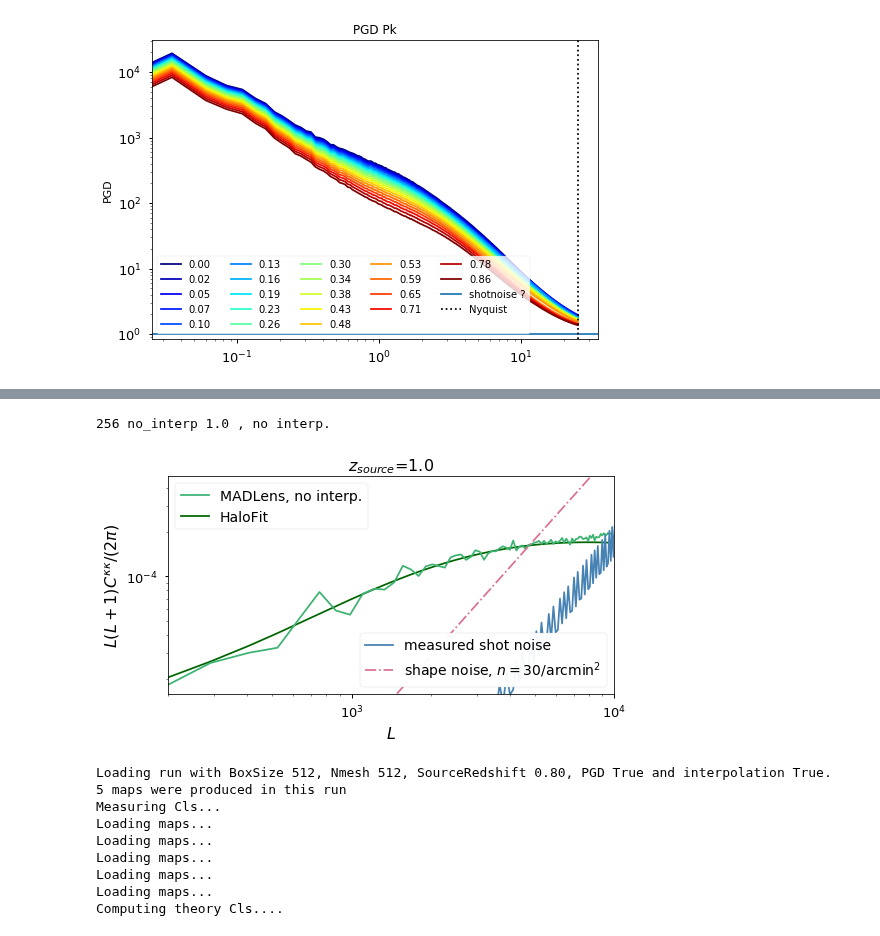
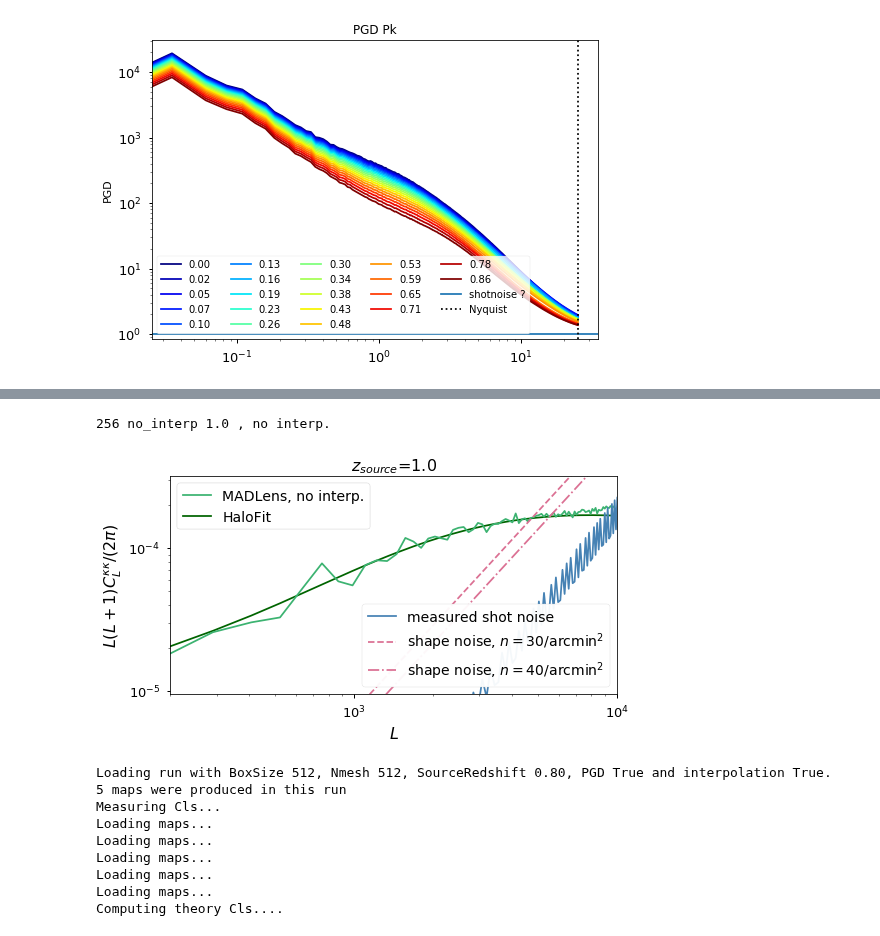
Before and after one commit to VMBoehm/MADLens, a Jupyter notebook: notebooks/PlotResults-publications.ipynb, the cells around one changed output, grey strips where cells are left out. Drawn from its saved outputs; the diff is of its cells as text; code cells hidden in the pictures.

```diff
--- a/notebooks/PlotResults-publications.ipynb
+++ b/notebooks/PlotResults-publications.ipynb
@@ -81,7 +81,7 @@ plt.show()
 # %% [markdown]
 ### plot function
 # %%
-def plot(z1_runs, boxsizes, interps, zss, labels, name, noise=None, other = True, other_label=[''], nplots=2, N=100.):
+def plot(z1_runs, boxsizes, interps, zss, labels, name, noise=None, other = True, other_label=[''], nplots=2, Ns=[100.]):
 
     colors = ['mediumseagreen','coral','royalblue']
     colors2= ['darkgreen', 'firebrick','darkblue']
@@ -101,8 +101,10 @@ def plot(z1_runs, boxsizes, interps, zss, labels, name, noise=None, other = True
         L    = z1_runs[boxsize][interp][str(zs)].measured_cls[str(zs)]['L']
         x    = L*(L+1)/np.pi/2.
         yt   = z1_runs[boxsize][interp][str(zs)].theory_cls[str(zs)]['clkk']
-
-        ax[0].loglog(L,x*yt, label='HaloFit', color=colors2[jj])
+        if jj==0:
+            ax[0].loglog(L,x*yt, label='HaloFit', color=colors2[jj])
+        else:
+            ax[0].loglog(L,x*yt, color=colors2[jj])
 
         if other:
             z    = z1_runs[boxsize][interp][str(zs)].other_cls[str(zs)]['clkk']
@@ -122,8 +124,7 @@ def plot(z1_runs, boxsizes, interps, zss, labels, name, noise=None, other = True
 
         ratio = (y-yt)/yt
         ratio_error = (yerr)/yt
-        Cl_shape = compute_shape_noise_power(sigma_e=0.4,n=N,fsky=0.1)
-        Cl_shape*=(np.pi/(180.*60.))**2
+
 
         if len(np.unique(zss))==1:
             ax[0].set_title('$z_{source}$=%.1f'%zs,fontsize=16)
@@ -138,7 +139,12 @@ def plot(z1_runs, boxsizes, interps, zss, labels, name, noise=None, other = True
         if noise is not None:
             ax[0].loglog(L,x*noise, label='measured shot noise', color='steelblue')
 
-        ax[0].loglog(L,x*Cl_shape, label='shape noise, $n{=}$%d$/\mathrm{arcmin}^2$'%N, color='palevioletred', ls='-.')
+        if ii ==len(zss)-1:
+            lss = ['--','-.']
+            for ls, N in enumerate(Ns):
+                Cl_shape = compute_shape_noise_power(sigma_e=0.4,n=N,fsky=0.1)
+                Cl_shape*=(np.pi/(180.*60.))**2
+                ax[0].loglog(L,x*Cl_shape, label='shape noise, $n{=}$%d$/\mathrm{arcmin}^2$'%N, color='palevioletred', ls=lss[ls])
 
         ax[0].fill_between(L, x*(y-yerr), x*(y+yerr),color='gray', alpha=0.2)
 
@@ -147,12 +153,12 @@ def plot(z1_runs, boxsizes, interps, zss, labels, name, noise=None, other = True
         if nplots>1:
             ax[1].semilogx(L,ratio, color=colors[ii])
             ax[1].fill_between(L,ratio-ratio_error, ratio+ratio_error,color='gray', alpha=0.2)
-            #ax[1].fill_between(x, -Cl_shape/yt, Cl_shape/yt,color='palevioletred', alpha=0.2)
+            if len(Ns)==1 and ii ==len(zss)-1:
+                ax[1].fill_between(x, -Cl_shape/yt, Cl_shape/yt,color='palevioletred', alpha=0.2)
             ax[1].set_ylim(-0.10,0.10)
             ax[1].set_ylabel('relative difference')
             ax[1].set_ylabel(r'$(C_{ML}^{\kappa \kappa}-C_{HF}^{\kappa \kappa})/C_{HF}^{\kappa \kappa}$',fontsize=14)
             ax[1].set_xlabel('$L$',fontsize=16)
-            ax[1].grid()
         else:
             ax[0].set_xlabel('$L$',fontsize=16)
 
@@ -163,18 +169,22 @@ def plot(z1_runs, boxsizes, interps, zss, labels, name, noise=None, other = True
             ax[0].set_ylim(5e-5/2./np.pi,3e-3/2./np.pi)
         else:
             ax[0].set_xlim(200,10000)
-            ax[0].set_ylim(1e-4/2./np.pi,3e-3/2./np.pi)
+            ax[0].set_ylim(6e-5/2./np.pi,2e-3/2./np.pi)
 
-    first_legend = plt.legend(handles=handles[-2::], loc='lower right',fontsize=14,framealpha=0.95)
+    offset = len(Ns)+1
+    first_legend = ax[0].legend(handles=handles[-offset::], loc='lower right',fontsize=14,framealpha=0.95)
 
     # Add the legend manually to the current Axes.
-    ax_ = plt.gca().add_artist(first_legend)
-
+    #ax_ = plt.gca().add_artist(first_legend)
+    ax[0].add_artist(first_legend)
     if len(np.unique(zss))>1:
-        ax[0].legend(handles=handles[:-2][::-1],fontsize=14,ncol=2,framealpha=0.95)
+        sec_legend = ax[0].legend(handles=handles[:-offset][::-1],fontsize=14,ncol=2,framealpha=0.99)
+        ax[0].add_artist(sec_legend)
     else:
-        ax[0].legend(handles=handles[:-2][::-1],fontsize=14,ncol=1,framealpha=0.95)
-    #ax[0].grid()
+        sec_legend = ax[0].legend(handles=handles[:-offset][::-1],fontsize=14,ncol=1,framealpha=0.99)
+        ax[0].add_artist(sec_legend)
+    if nplots>1:
+        ax[1].grid()
     plt.savefig(os.path.join(PLOTPATH,'%s.pdf'%name),bbox_inches='tight')
     plt.show()
 # %%
@@ -250,10 +260,10 @@ Loading maps...
 Loading maps...
 Computing theory Cls....
 # %%
-plot(runs, boxsizes=[256], interps=['no_interp'], zss=[1.0], labels=[', no interp.'],other=False, other_label='integrated measured $P_k$', noise=white_noise, nplots=1, name='int_comp', N=30)
+plot(runs, boxsizes=[256], interps=['no_interp'], zss=[1.0], labels=[', no interp.'],other=False, other_label='integrated measured $P_k$', noise=white_noise, nplots=1, name='int_comp', Ns=[30,40])
 # %% [output]
 256 no_interp 1.0 , no interp.
-[figure, old version]
+[figure, new version]
 # %%
 run = Run(githash='859f754', label='transfer_test', rnum=0, local_path='../')
 # this function loads all available clkk (clkk for all source redhifts) and computes their theory counterparts
```
Also changed, not shown: parts of 4 cells of this notebook, 1 other file.
